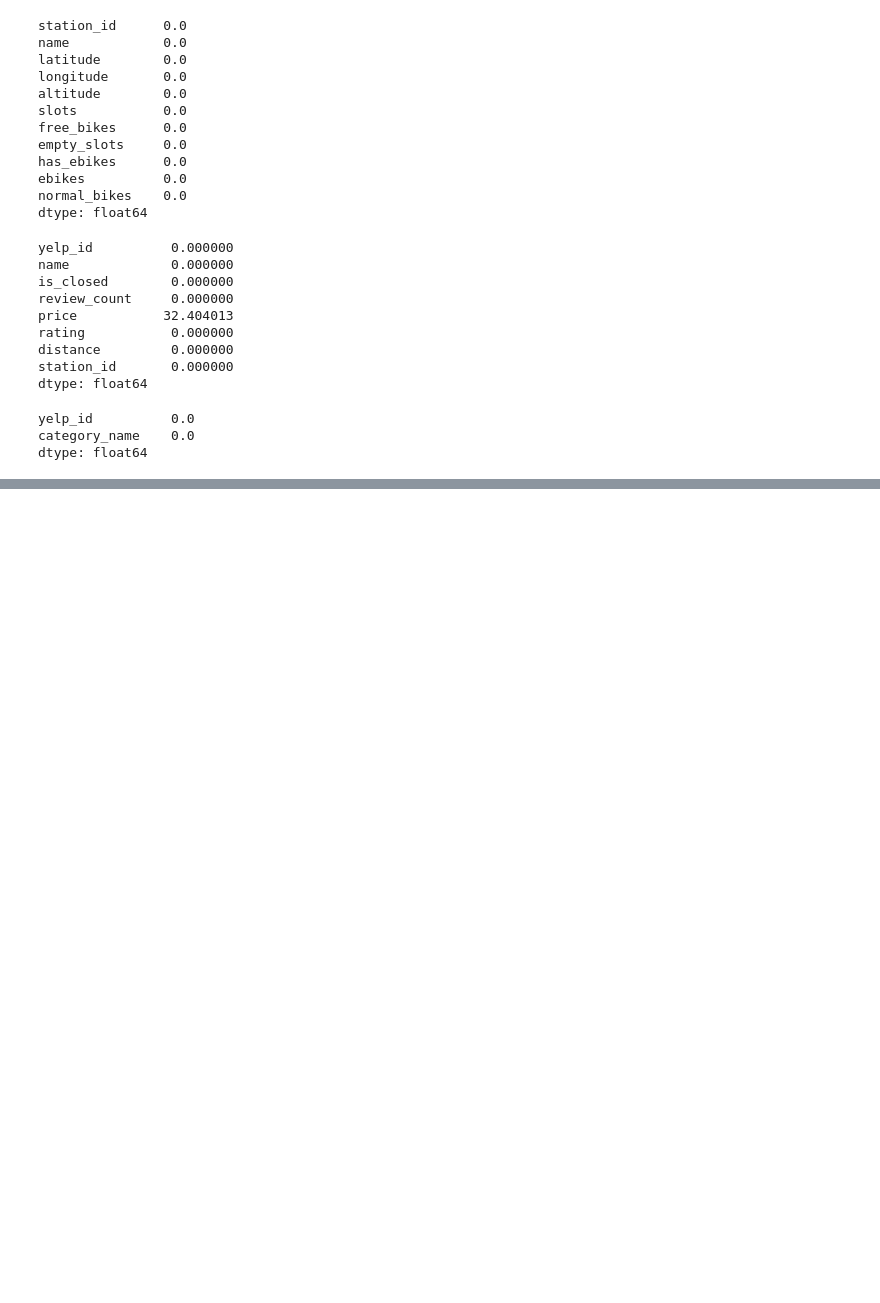
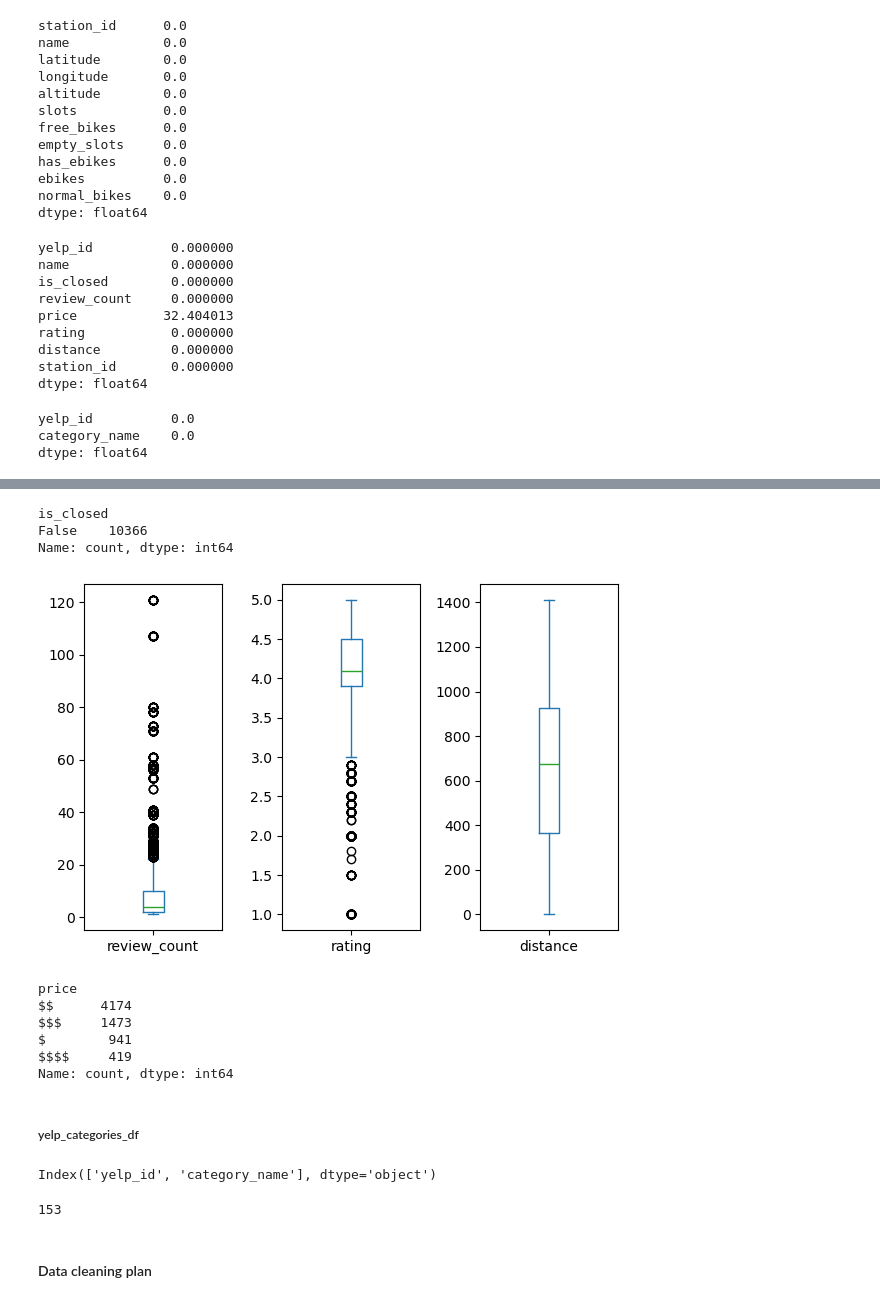
Before and after one commit to harnettd/stat-modelling-with-python, a Jupyter notebook: notebooks/yelp_foursquare_EDA.ipynb, the cells around one changed output, grey strips where cells are left out. Drawn from its saved outputs; the diff is of its cells as text; code cells hidden in the pictures; blank space fills up the shorter version.

```diff
--- a/notebooks/yelp_foursquare_EDA.ipynb
+++ b/notebooks/yelp_foursquare_EDA.ipynb
@@ -849,0 +877,35 @@ I conclude that the only column with missing values is prices of yelp_places_df:
+# %%
+yelp_places_df['is_closed'].value_counts()
+# %% [output]
+is_closed
+False    10366
+Name: count, dtype: int64
+# %%
+fig, axes = plt.subplots(nrows=1, ncols=3, figsize=(6, 4))
+yelp_places_df['review_count'].plot.box(ax=axes[0])
+yelp_places_df['rating'].plot.box(ax=axes[1])
+yelp_places_df['distance'].plot.box(ax=axes[2])
+fig.tight_layout()
+# %% [output]
+[figure, added]
+# %%
+yelp_places_df['price'].value_counts()
+# %% [output]
+price
+$$      4174
+$$$     1473
+$        941
+$$$$     419
+Name: count, dtype: int64
+# %% [markdown]
+##### yelp_categories_df
+# %%
+yelp_categories_df.columns
+# %% [output]
+Index(['yelp_id', 'category_name'], dtype='object')
+# %%
+yelp_categories_df['category_name'].nunique()
+# %% [output]
+153
+# %% [markdown]
+#### Data cleaning plan
```
Also changed, not shown: parts of 60 cells of this notebook, 3 other files.
